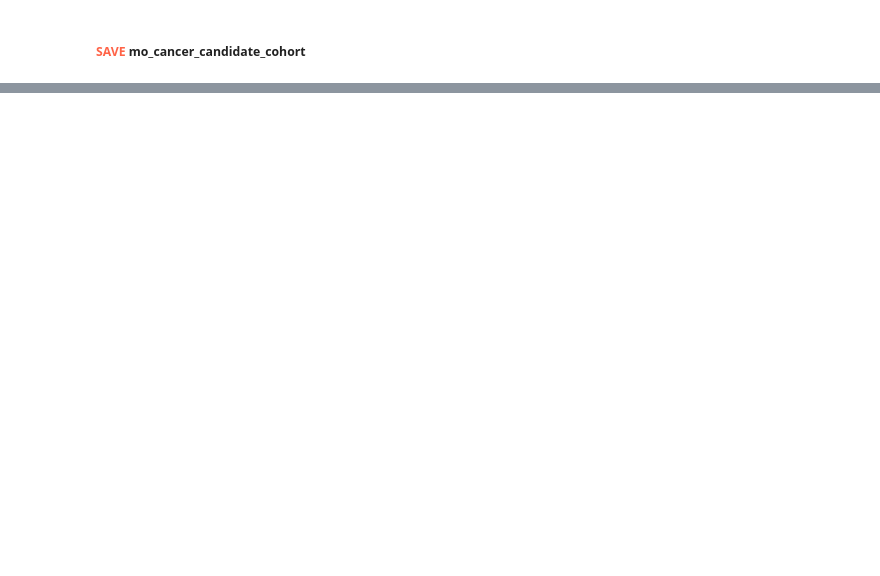
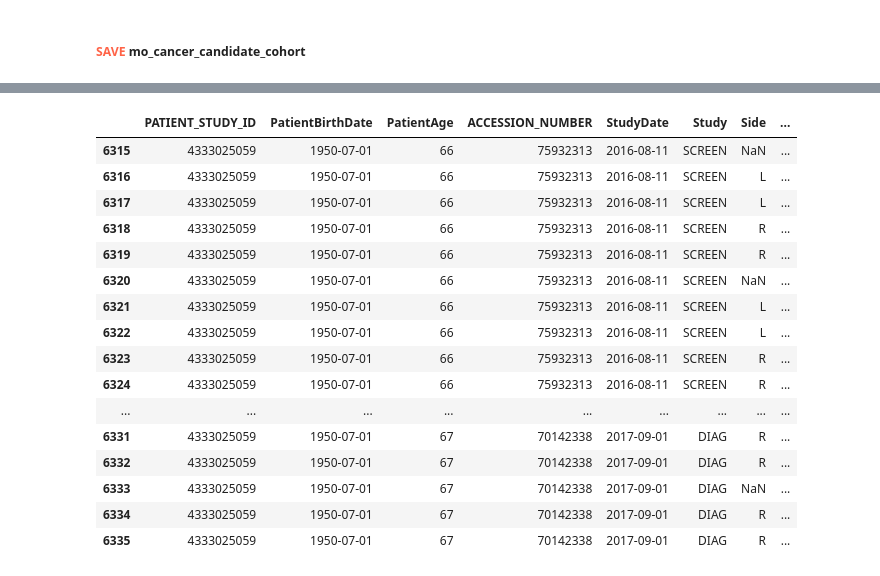
Before and after one commit to tracy01014/MO-DBT-data-curation, a Jupyter notebook: Code/extract_mo_cancer.ipynb, the cells around one changed output, grey strips where cells are left out. Saved outputs shown, nothing was run; the diff lists cells and outputs as text; code cells hidden in the pictures; blank space fills up the shorter version.

```diff
--- a/Code/extract_mo_cancer.ipynb
+++ b/Code/extract_mo_cancer.ipynb
@@ -846,0 +820,20 @@ mo_cancer_candidate_cohort.to_excel(output_file, index=False)
+# %%
+dicom[dicom["PATIENT_STUDY_ID"]==4333025059]
+# %% [output]
+|  | PATIENT_STUDY_ID | PatientBirthDate | PatientAge | ACCESSION_NUMBER | StudyDate | Study | Side | ... |
+| 6315 | 4333025059 | 1950-07-01 | 66 | 75932313 | 2016-08-11 | SCREEN | NaN | ... |
+| 6316 | 4333025059 | 1950-07-01 | 66 | 75932313 | 2016-08-11 | SCREEN | L | ... |
+| 6317 | 4333025059 | 1950-07-01 | 66 | 75932313 | 2016-08-11 | SCREEN | L | ... |
+| 6318 | 4333025059 | 1950-07-01 | 66 | 75932313 | 2016-08-11 | SCREEN | R | ... |
+| 6319 | 4333025059 | 1950-07-01 | 66 | 75932313 | 2016-08-11 | SCREEN | R | ... |
+| 6320 | 4333025059 | 1950-07-01 | 66 | 75932313 | 2016-08-11 | SCREEN | NaN | ... |
+| 6321 | 4333025059 | 1950-07-01 | 66 | 75932313 | 2016-08-11 | SCREEN | L | ... |
+| 6322 | 4333025059 | 1950-07-01 | 66 | 75932313 | 2016-08-11 | SCREEN | L | ... |
+| 6323 | 4333025059 | 1950-07-01 | 66 | 75932313 | 2016-08-11 | SCREEN | R | ... |
+| 6324 | 4333025059 | 1950-07-01 | 66 | 75932313 | 2016-08-11 | SCREEN | R | ... |
+| ... | ... | ... | ... | ... | ... | ... | ... | ... |
+| 6331 | 4333025059 | 1950-07-01 | 67 | 70142338 | 2017-09-01 | DIAG | R | ... |
+| 6332 | 4333025059 | 1950-07-01 | 67 | 70142338 | 2017-09-01 | DIAG | R | ... |
+| 6333 | 4333025059 | 1950-07-01 | 67 | 70142338 | 2017-09-01 | DIAG | NaN | ... |
+| 6334 | 4333025059 | 1950-07-01 | 67 | 70142338 | 2017-09-01 | DIAG | R | ... |
+| 6335 | 4333025059 | 1950-07-01 | 67 | 70142338 | 2017-09-01 | DIAG | R | ... |
```
Also changed, not shown: parts of 20 cells of this notebook.
